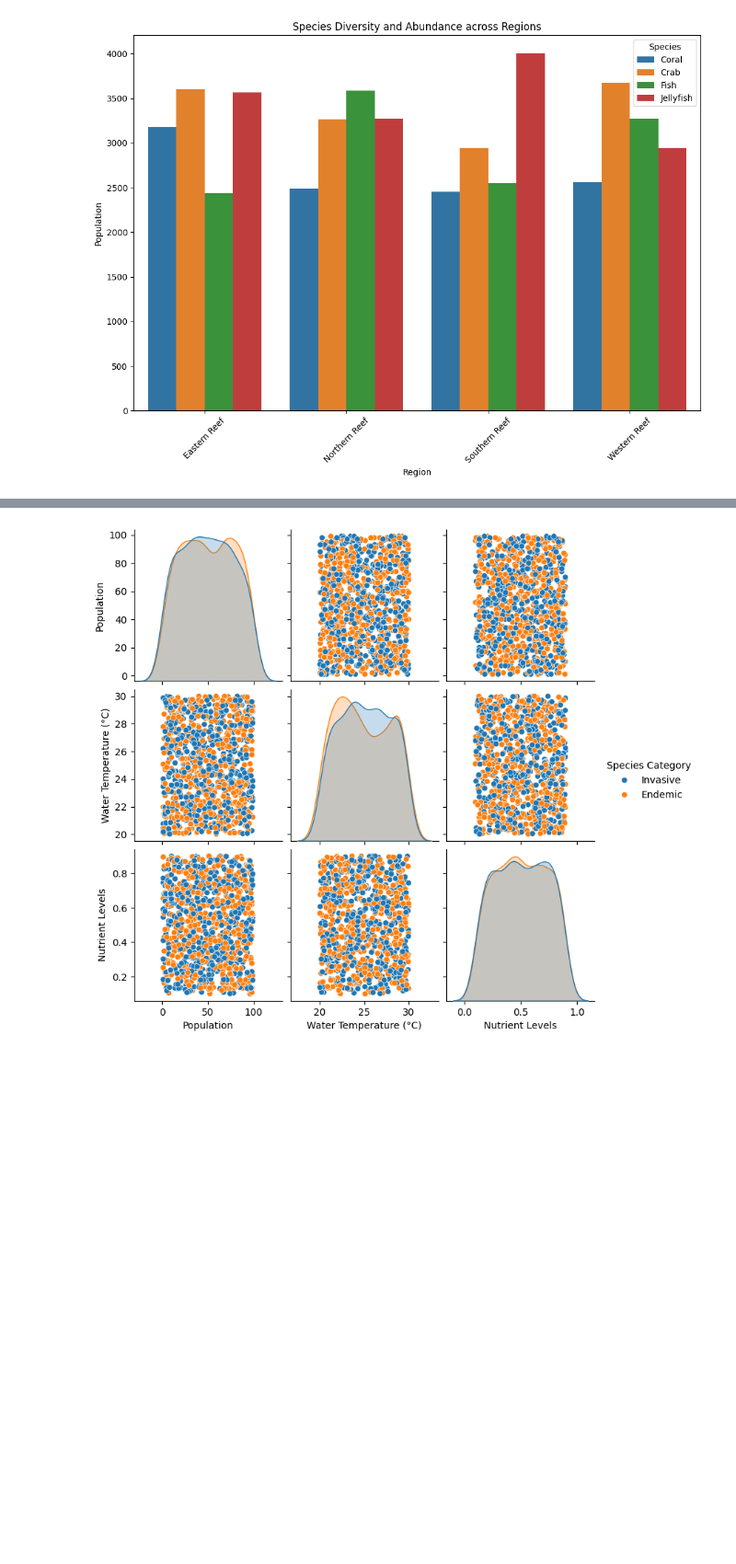
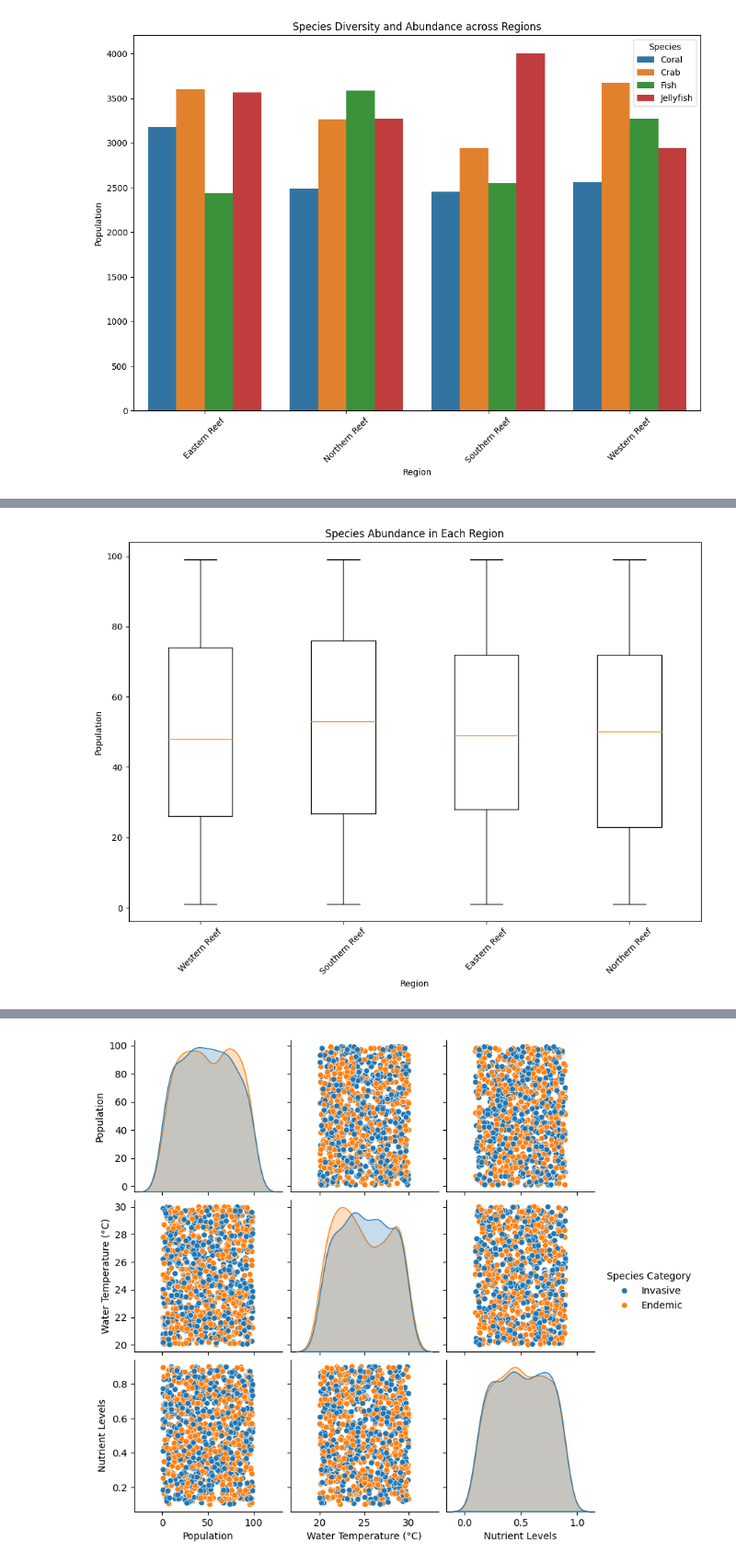
Before and after one commit to IceEnemy/Misc-Learning, a Jupyter notebook: MachineLearning/MidMarineLife/LogisticRegMarine.ipynb, the cells around one changed output, grey strips where cells are left out. Shown at 92% size. Cells and saved outputs as stored; diff of their text form; code cells hidden in the pictures; blank space fills up the shorter version.

```diff
--- a/MachineLearning/MidMarineLife/LogisticRegMarine.ipynb
+++ b/MachineLearning/MidMarineLife/LogisticRegMarine.ipynb
@@ -93,0 +121,21 @@ plt.show()
+# %%
+regions = dataset['Region'].unique()  # Get unique regions
+data_to_plot = [dataset[dataset['Region'] == region]['Population'] for region in regions]
+
+# Create a figure and an axes object
+fig, ax = plt.subplots(figsize=(12, 8))
+
+# Create the boxplot
+# 'positions' can be used to adjust where each box is plotted on the x-axis
+ax.boxplot(data_to_plot, labels=regions)
+
+# Customizing the plot
+ax.set_title('Species Abundance in Each Region')
+ax.set_xlabel('Region')
+ax.set_ylabel('Population')
+ax.set_xticklabels(regions, rotation=45)  # Rotate the region labels for better readability
+
+# Display the plot
+plt.show()
+# %% [output]
+[figure, added]
```
Also changed, not shown: parts of 10 cells of this notebook, 1 other file.
